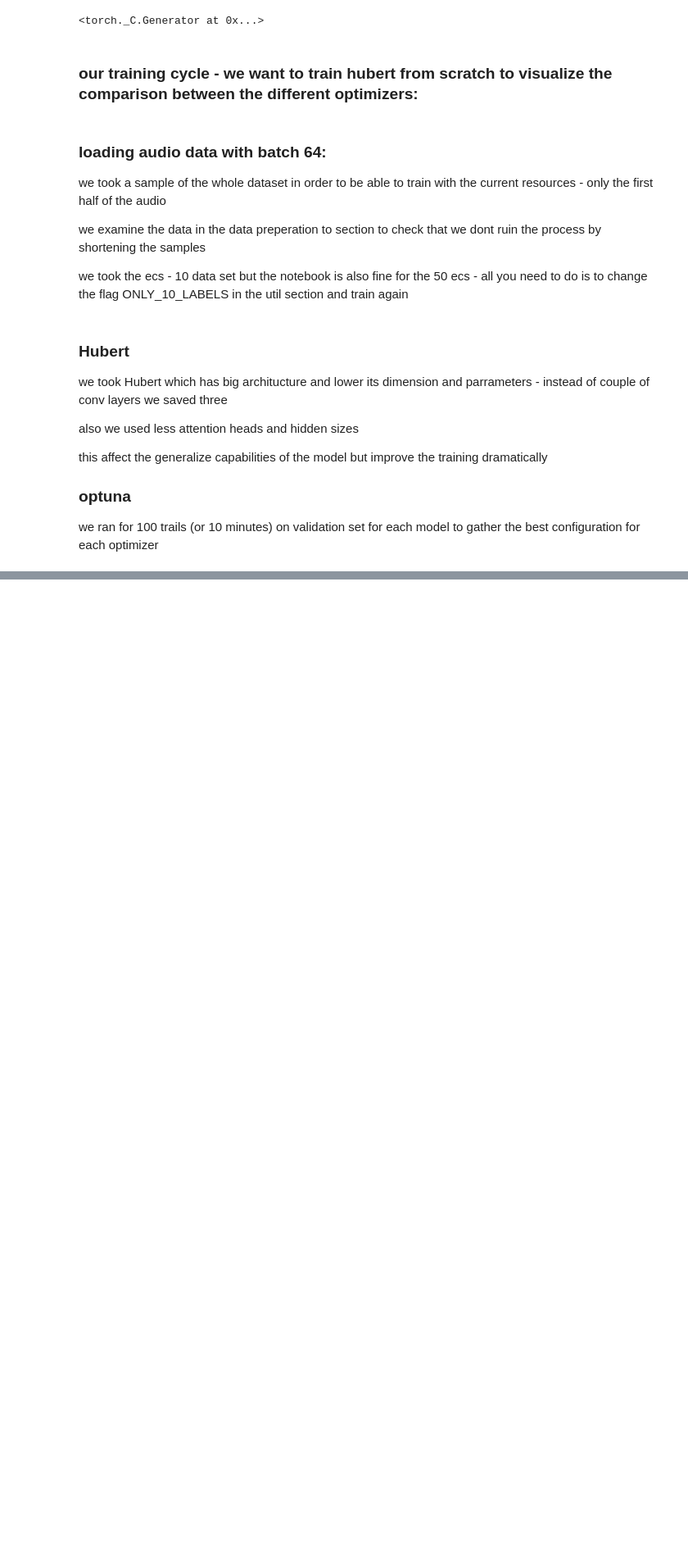
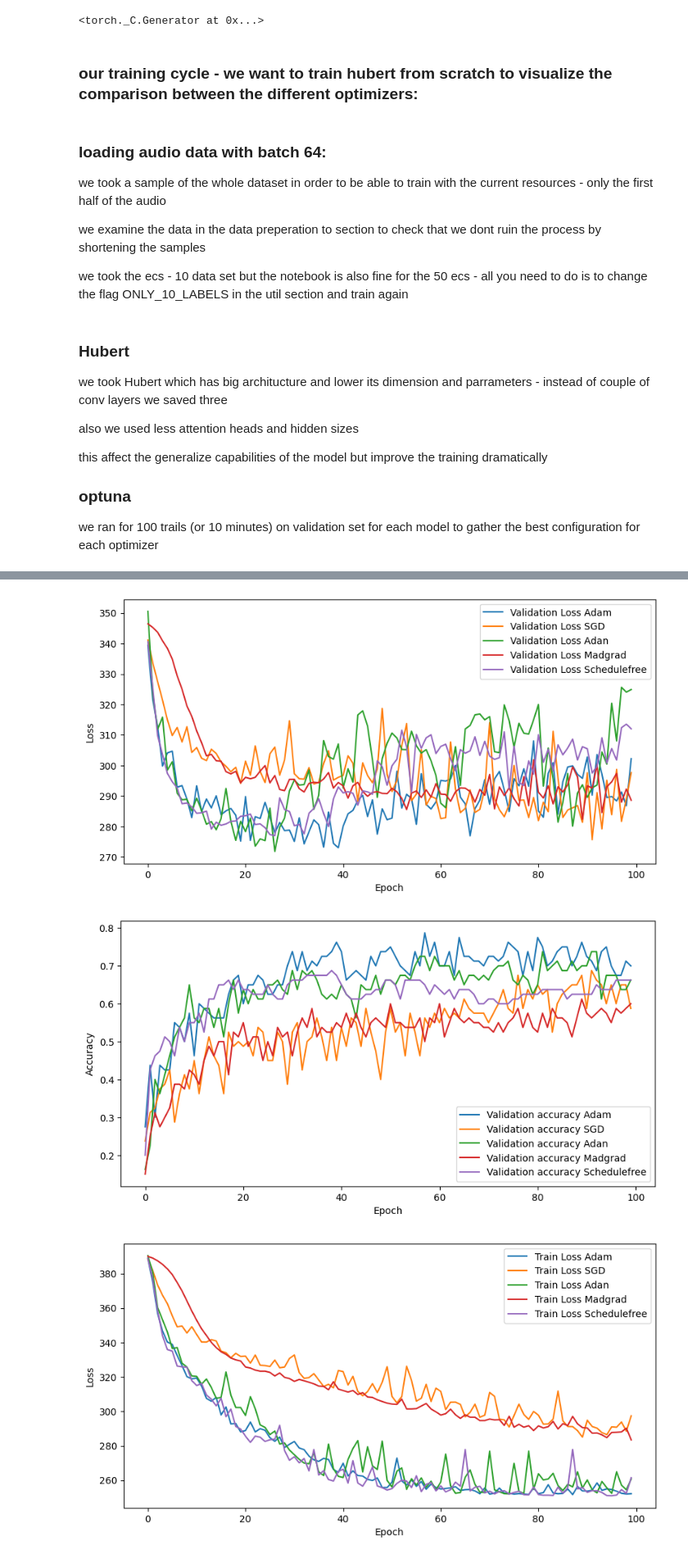
Before and after one commit to roywe/modern_optimizers_for_multiclass_tasks, a Jupyter notebook: models/audio_ecs/model.ipynb, the cells around one changed output, grey strips where cells are left out. Shown at 82% size. Drawn from its saved outputs; the diff is of its cells as text; code cells hidden in the pictures; blank space fills up the shorter version.

```diff
--- a/models/audio_ecs/model.ipynb
+++ b/models/audio_ecs/model.ipynb
@@ -35,9 +37,6 @@ def train_model(model, dataloaders, optimizer, num_epochs=25, device=DEVICE, los
     training_loss = []
     val_loss = []
 
-    # best_model_wts = copy.deepcopy(model.state_dict())
-    # best_acc = 0.0
-
     for epoch in range(num_epochs):
         print('Epoch {}/{}'.format(epoch, num_epochs - 1))
         print('-' * 10)
@@ -46,8 +45,12 @@ def train_model(model, dataloaders, optimizer, num_epochs=25, device=DEVICE, los
         for phase in ['train', 'val']:
             if phase == 'train':
                 model.train()  # Set model to training mode
+                if type(optimizer) == schedulefree.adamw_schedulefree.AdamWScheduleFree:
+                    optimizer.train()
             else:
                 model.eval()   # Set model to evaluate mode
+                if type(optimizer) == schedulefree.adamw_schedulefree.AdamWScheduleFree:
+                    optimizer.eval()
 
             running_loss = 0.0
             running_corrects = 0
@@ -89,10 +92,6 @@ def train_model(model, dataloaders, optimizer, num_epochs=25, device=DEVICE, los
 
             print('{} Loss: {:.4f} Acc: {:.4f}'.format(phase, epoch_loss, epoch_acc))
 
-            # deep copy the model
-            # if phase == 'val' and epoch_acc > best_acc:
-            #     best_acc = epoch_acc
-            #     best_model_wts = copy.deepcopy(model.state_dict())
             if phase == 'val':
                 val_acc_history.append(epoch_acc)
                 val_loss.append(epoch_loss)
@@ -104,10 +103,7 @@ def train_model(model, dataloaders, optimizer, num_epochs=25, device=DEVICE, los
 
     time_elapsed = time.time() - since
     print('Training complete in {:.0f}m {:.0f}s'.format(time_elapsed // 60, time_elapsed % 60))
-    # print('Best val Acc: {:4f}'.format(best_acc))
 
-    # load best model weights
-    # model.load_state_dict(best_model_wts)
     return model, training_acc, val_acc_history,training_loss,val_loss
 # %% [markdown]
 ### loading audio data with batch 64:
@@ -240,20 +255,18 @@ Training complete in 3m 37s
 # %%
-def plot_loss_curve(results_metric, only_val=True):
+def plot_loss_curve(results_metric, val=True, train=True):
     plt.figure(figsize=(10, 5))
     for opt in results_metric:
         try:
             d = results_metric[opt]
 
-            if not only_val:
+            if train:
 
                 training_loss = [i for i in d['training_loss']]#.cpu().numpy().tolist()
                 plt.plot(training_loss, label=f'Train Loss {opt}')
+            if val:
+                val_acc_history = [i for i in d['val_loss']]#.cpu().numpy().tolist()
+                plt.plot(val_acc_history, label=f'Validation Loss {opt}')
 
-            val_acc_history = [i for i in d['val_loss']]#.cpu().numpy().tolist()
-            # plot_results(training_loss,val_acc_history)
-            # if np.array(training_loss).mean()>1000:
-            #     continue
-            plt.plot(val_acc_history, label=f'Validation Loss {opt}')
         except:
             continue
     plt.xlabel('Epoch')
@@ -261,20 +274,22 @@ def plot_loss_curve(results_metric, only_val=True):
     plt.legend()
     plt.show()
 # %%
-def plot_accuracy_curve(results_metric, only_val=True):
+def plot_accuracy_curve(results_metric, val=True, train=True):
     plt.figure(figsize=(10, 5))
     for opt in results_metric:
         try:
             d = results_metric[opt]
-            if not only_val:
+            if train:
                 training_loss = [i.cpu().numpy().tolist() for i in d['training_acc']]#
                 plt.plot(training_loss, label=f'Train accuracy {opt}')
-            val_acc_history = [i.cpu().numpy().tolist() for i in d['val_acc_history']]#.cpu().numpy().tolist()
+            if val:
+                val_acc_history = [i.cpu().numpy().tolist() for i in d['val_acc_history']]#.cpu().numpy().tolist()
+                plt.plot(val_acc_history, label=f'Validation accuracy {opt}')
         # plot_results(training_loss,val_acc_history)
         except:
             continue
 
-        plt.plot(val_acc_history, label=f'Validation accuracy {opt}')
+
     plt.xlabel('Epoch')
     plt.ylabel('Accuracy')
     plt.legend()
@@ -281,0 +321,13 @@ def plot_accuracy_curve(results_metric, only_val=True):
+# %%
+
+import pickle
+with open('trail_one/results.pickle', 'rb') as handle:
+    final_results = pickle.load(handle)
+plot_loss_curve(final_results, val=True, train=False)
+plot_accuracy_curve(final_results, val=True, train=False)
+plot_loss_curve(final_results, train=True, val=False)
+plot_accuracy_curve(final_results, train=True, val=False)
+# %% [output]
+[figure, added]
+[figure, added]
+[figure, added]
```
Also changed, not shown: parts of 18 cells of this notebook, 9 other files.
